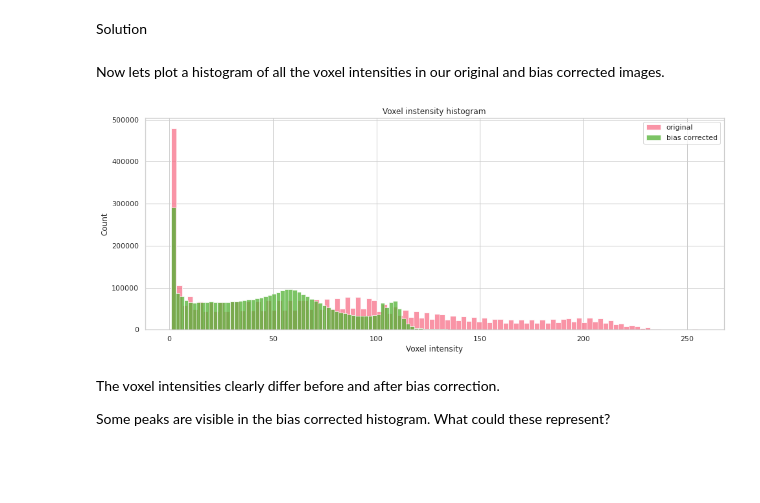
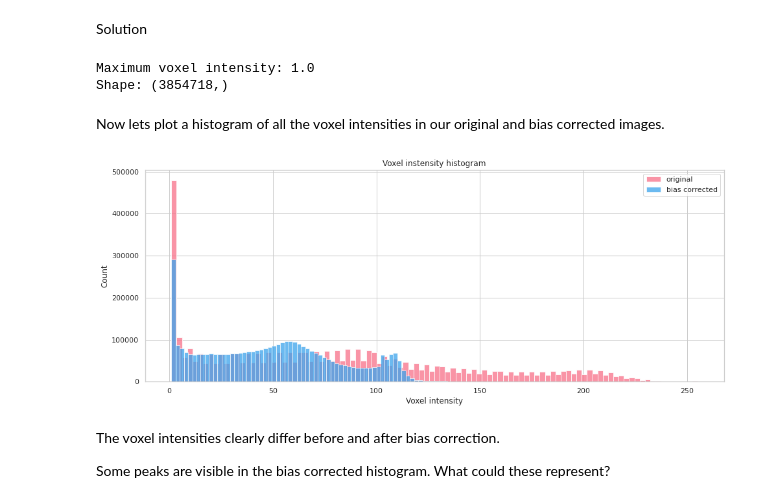
Before and after one commit to mary-tziraki/IDEAS_SDC, a Jupyter notebook: code/06-sMRI-image-cleanup.ipynb, the cells around one changed output. Drawn from its saved outputs; the diff is of its cells as text; code cells hidden in the pictures; blank space fills up the shorter version.

```diff
--- a/code/06-sMRI-image-cleanup.ipynb
+++ b/code/06-sMRI-image-cleanup.ipynb
@@ -120,0 +126,4 @@ T1_data_orig.shape
+# %%
+# keep voxels where their intensity is not zero
+T1_data_orig_nonzero = T1_data_orig[T1_data_orig != 0]
+print('Maximum voxel intensity:', np.min(T1_data_orig_nonzero))
@@ -136,28 +139,40 @@ T1_data_orig = T1_data_orig[np.nonzero(T1_data_orig)]
 Can you do the same for the bias corrected T1 data from FreeSurfer?
 # %% [markdown]
 Solution
-# %%
-T1_data_corrected = T1_data_corrected.ravel()
-T1_data_corrected = T1_data_corrected[np.nonzero(T1_data_corrected)]
+# %%
+T1_data_corrected_nonzero = T1_data_corrected[T1_data_corrected != 0]
+print('Maximum voxel intensity:', np.min(T1_data_corrected_nonzero))
+print('Shape:',T1_data_corrected_nonzero.shape)
+# %% [output]
+Maximum voxel intensity: 1.0
+Shape: (3854718,)
 # %% [markdown]
 Now lets plot a histogram of all the voxel intensities in our original and bias corrected images.
 # %%
+# seaborn (sns) is a package similar to matplotlib that makes nice looking plots
+
+# set options for the plot
 sns.set_context("notebook", font_scale=1, rc={"lines.linewidth": 2.5})
-
 palette = sns.color_palette("husl", 3)
 
+# using this axis style
 with sns.axes_style("whitegrid"):
 
+    # set up figure
     plt.figure(figsize=(16, 6))
 
-    g = sns.histplot(T1_data_orig, bins=100, kde=False, color=palette[0], label='original')
-    g = sns.histplot(T1_data_corrected, bins=100, kde=False, color=palette[1], label='bias corrected')
+    # plot 2 histograms overlaying each other
+    g = sns.histplot(T1_data_orig_nonzero, bins=100, kde=False, color=palette[0], label='original')
+    g = sns.histplot(T1_data_corrected_nonzero, bins=100, kde=False, color=palette[2], label='bias corrected')
 
+    # add legend
     plt.legend()
+    # add x label
     plt.xlabel('Voxel intensity')
+    # add title
     plt.title('Voxel instensity histogram')
 # %% [output]
-[figure, old version]
+[figure, new version]
 # %% [markdown]
 The voxel intensities clearly differ before and after bias correction.
 
```
Also changed, not shown: parts of 25 cells of this notebook.
